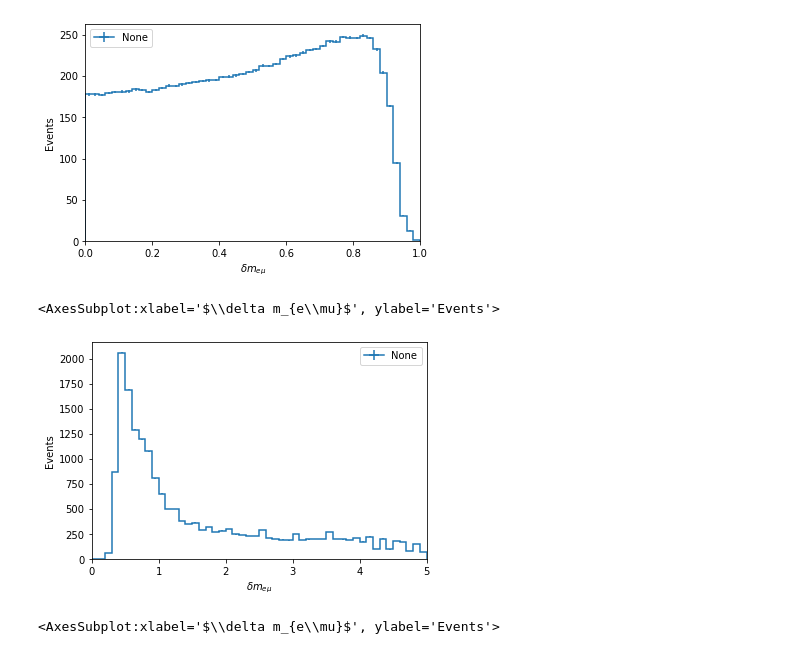
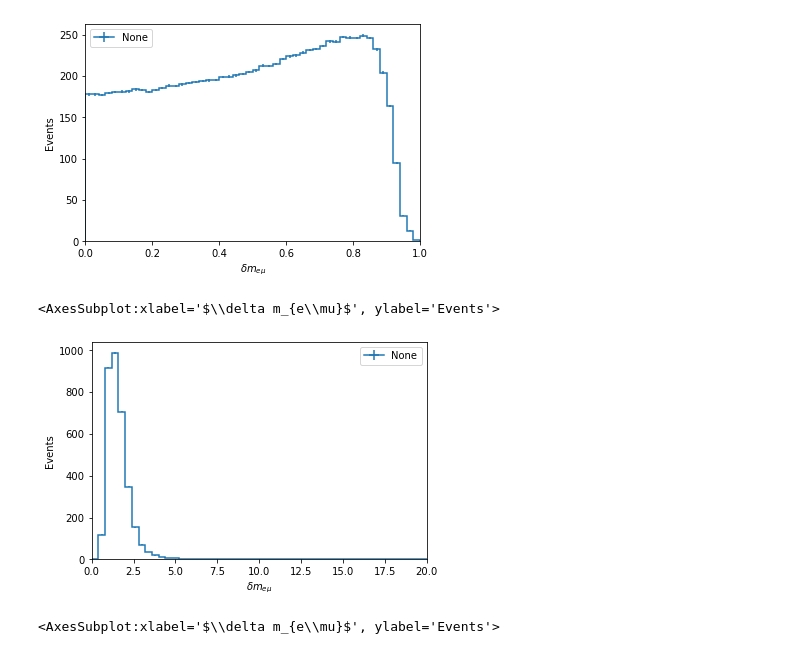
Before and after one commit to kawaho/Flavour-Violating-Coffea, a Jupyter notebook: notebooks/reso.ipynb, the cells around one changed output. Cells and saved outputs as stored; diff of their text form; code cells hidden in the pictures.

```diff
--- a/notebooks/reso.ipynb
+++ b/notebooks/reso.ipynb
@@ -22,3 +22,5 @@ df = pd.DataFrame(var_dict)
 Processing 2016preVFP
 # %%
 df = df[(df['e_m_Mass_reso']!=0)]
+# %%
+df['ept_per_e_m_Mass'] = df['ept']/df['e_m_Mass']
@@ -103,14 +192,12 @@ hist.plot1d(histo)
 [figure]
 # %%
 import coffea.hist as hist
-histo = hist.Hist("Events", hist.Bin("e_m_Mass_reso", "$\delta m_{e\mu}$", 50, 0, 5))
-histo.fill(e_m_Mass_reso=df[0]['e_deltaE'].to_numpy(), weight=df[0]['weight'].to_numpy())
-histo.fill(e_m_Mass_reso=df[1]['e_deltaE'].to_numpy(), weight=df[1]['weight'].to_numpy())
-histo.fill(e_m_Mass_reso=df[2]['e_deltaE'].to_numpy(), weight=df[2]['weight'].to_numpy())
+histo = hist.Hist("Events", hist.Bin("e_m_Mass_reso", "$\delta m_{e\mu}$", 50, 0, 20))
+histo.fill(e_m_Mass_reso=df['e_m_Mass_reso'].to_numpy(), weight=df['weight'].to_numpy())
 hist.plot1d(histo)
 # %% [output]
 <AxesSubplot:xlabel='$\\delta m_{e\\mu}$', ylabel='Events'>
-[figure, old version]
+[figure, new version]
 # %%
 import coffea.hist as hist
 histo = hist.Hist("Events", hist.Bin("e_m_Mass_reso", "$\delta m_{e\mu}$", 50, 0, 5))
```
Also changed, not shown: parts of 10 cells of this notebook, 22 other files.
